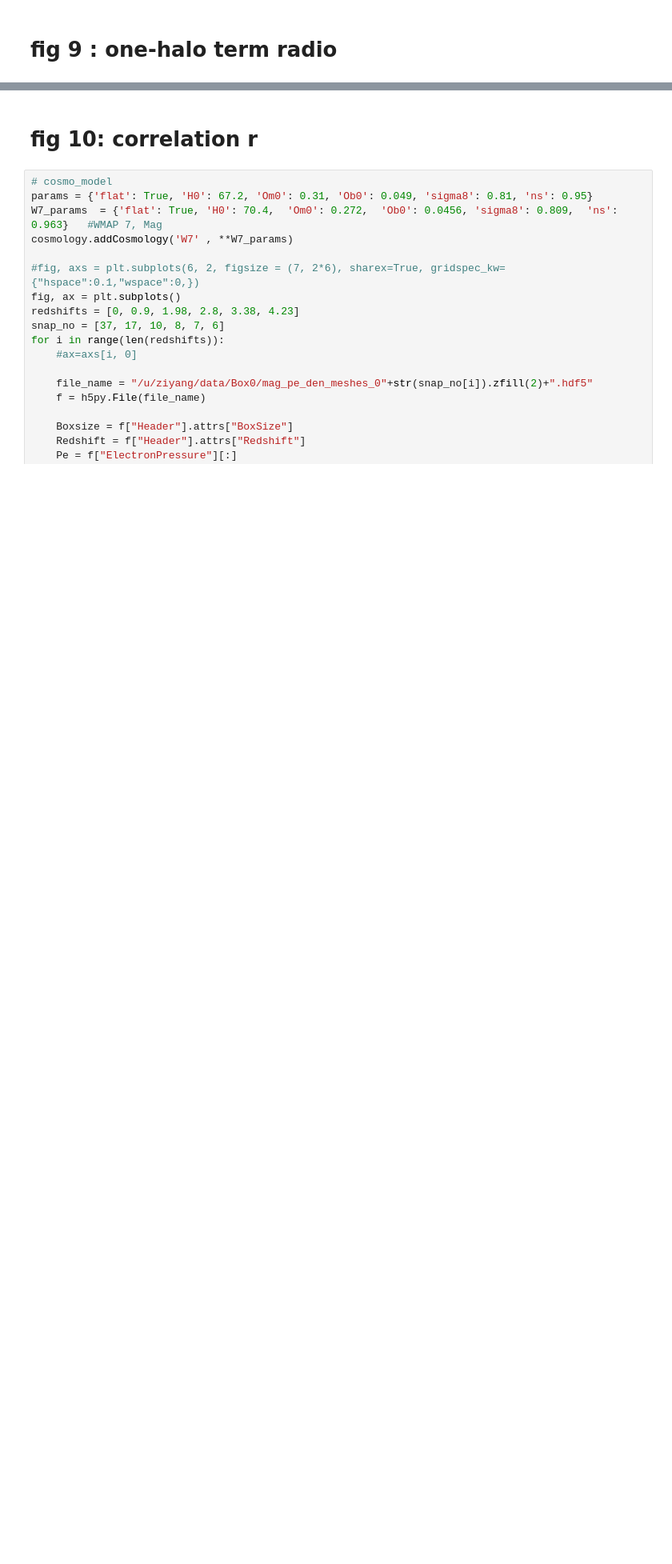
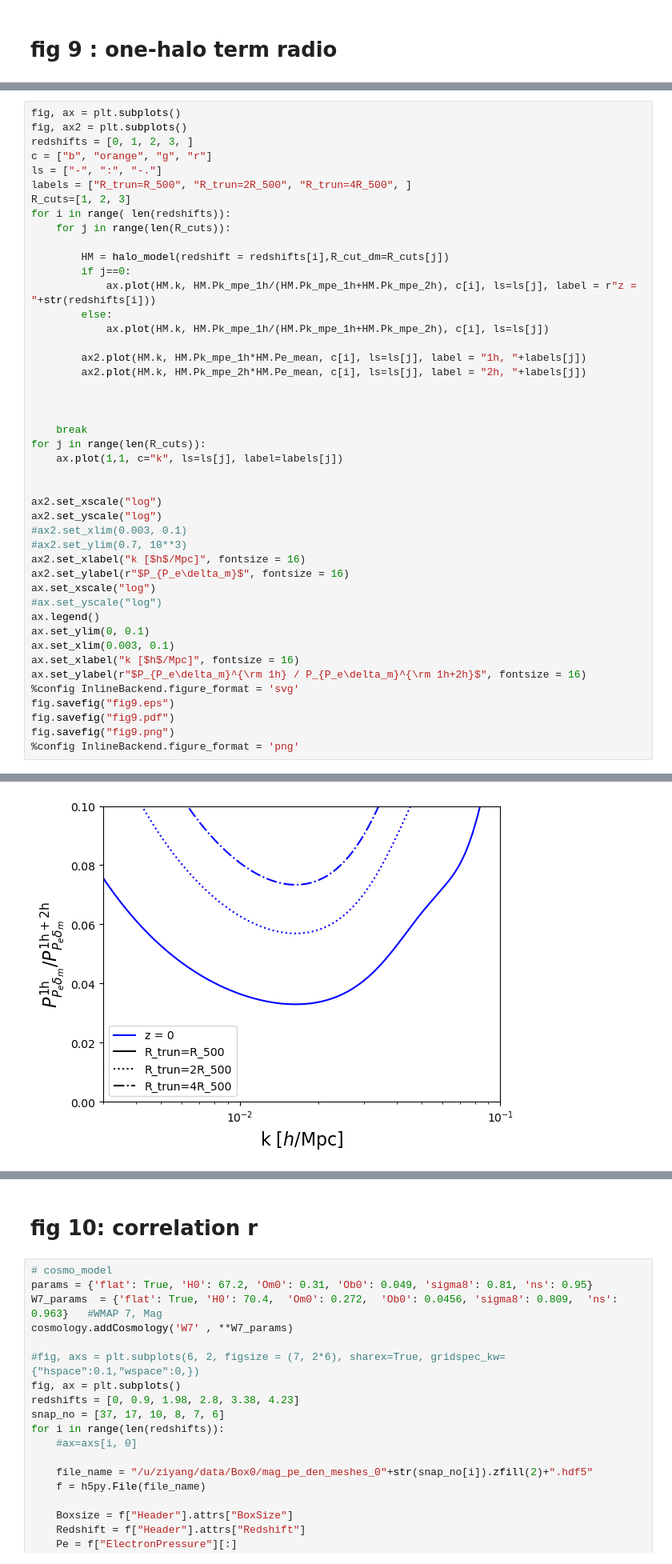
Before and after one commit to ziyangchen-cn/paper_tSZ_LSS, a Jupyter notebook: Figures.ipynb, the cells around one changed output, grey strips where cells are left out. Shown at 80% size. Cells and saved outputs as stored; diff of their text form; blank space fills up the shorter version.

```diff
--- a/Figures.ipynb
+++ b/Figures.ipynb
@@ -776,0 +1169,46 @@ The PostScript backend does not support transparency; partially transparent arti
+# %%
+fig, ax = plt.subplots()
+fig, ax2 = plt.subplots()
+redshifts = [0, 1, 2, 3, ]
+c = ["b", "orange", "g", "r"]
+ls = ["-", ":", "-."]
+labels = ["R_trun=R_500", "R_trun=2R_500", "R_trun=4R_500", ]
+R_cuts=[1, 2, 3]
+for i in range( len(redshifts)):
+    for j in range(len(R_cuts)):
+
+        HM = halo_model(redshift = redshifts[i],R_cut_dm=R_cuts[j])
+        if j==0:
+            ax.plot(HM.k, HM.Pk_mpe_1h/(HM.Pk_mpe_1h+HM.Pk_mpe_2h), c[i], ls=ls[j], label = r"z = "+str(redshifts[i]))
+        else:
+            ax.plot(HM.k, HM.Pk_mpe_1h/(HM.Pk_mpe_1h+HM.Pk_mpe_2h), c[i], ls=ls[j])
+
+        ax2.plot(HM.k, HM.Pk_mpe_1h*HM.Pe_mean, c[i], ls=ls[j], label = "1h, "+labels[j])
+        ax2.plot(HM.k, HM.Pk_mpe_2h*HM.Pe_mean, c[i], ls=ls[j], label = "2h, "+labels[j])
+
+
+
+    break
+for j in range(len(R_cuts)):
+    ax.plot(1,1, c="k", ls=ls[j], label=labels[j])
+
+
+ax2.set_xscale("log")
+ax2.set_yscale("log")
+#ax2.set_xlim(0.003, 0.1)
+#ax2.set_ylim(0.7, 10**3)
+ax2.set_xlabel("k [$h$/Mpc]", fontsize = 16)
+ax2.set_ylabel(r"$P_{P_e\delta_m}$", fontsize = 16)
+ax.set_xscale("log")
+#ax.set_yscale("log")
+ax.legend()
+ax.set_ylim(0, 0.1)
+ax.set_xlim(0.003, 0.1)
+ax.set_xlabel("k [$h$/Mpc]", fontsize = 16)
+ax.set_ylabel(r"$P_{P_e\delta_m}^{\rm 1h} / P_{P_e\delta_m}^{\rm 1h+2h}$", fontsize = 16)
+%config InlineBackend.figure_format = 'svg'
+fig.savefig("fig9.eps")
+fig.savefig("fig9.pdf")
+fig.savefig("fig9.png")
+%config InlineBackend.figure_format = 'png'
+# %% [output]
@@ -776,0 +1221 @@ The PostScript backend does not support transparency; partially transparent arti
+[figure, added]
```
Also changed, not shown: parts of 9 cells of this notebook, 5 other files.
